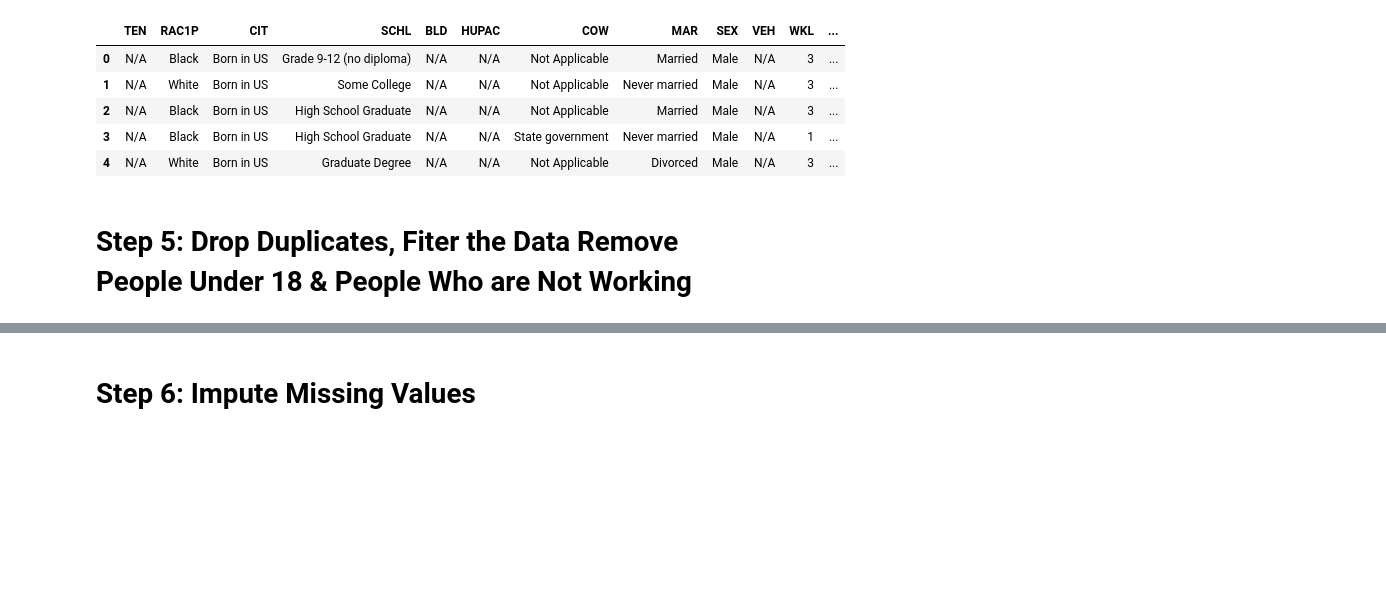
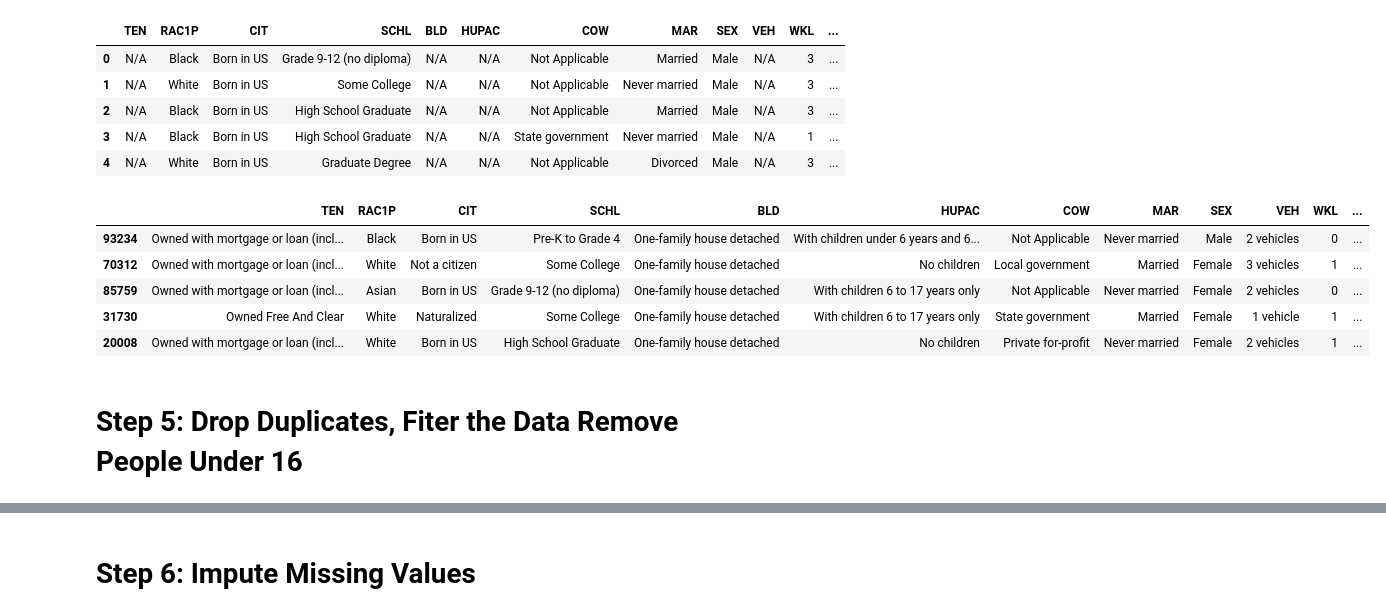
Before and after one commit to FRWilliams/classifier_app, a Jupyter notebook: ACS_Data_EDA_Notebook (1).ipynb, the cells around one changed output, grey strips where cells are left out. Saved outputs shown, nothing was run; the diff lists cells and outputs as text; code cells hidden in the pictures; blank space fills up the shorter version.

```diff
--- a/ACS_Data_EDA_Notebook (1).ipynb
+++ b/ACS_Data_EDA_Notebook (1).ipynb
@@ -241,8 +250,17 @@ df.head()
 | 2 | N/A | Black | Born in US | High School Graduate | N/A | N/A | Not Applicable | Married | Male | N/A | 3 | ... |
 | 3 | N/A | Black | Born in US | High School Graduate | N/A | N/A | State government | Never married | Male | N/A | 1 | ... |
 | 4 | N/A | White | Born in US | Graduate Degree | N/A | N/A | Not Applicable | Divorced | Male | N/A | 3 | ... |
+# %%
+df.sample(5)
+# %% [output]
+|  | TEN | RAC1P | CIT | SCHL | BLD | HUPAC | COW | MAR | SEX | VEH | WKL | ... |
+| 93234 | Owned with mortgage or loan (incl... | Black | Born in US | Pre-K to Grade 4 | One-family house detached | With children under 6 years and 6... | Not Applicable | Never married | Male | 2 vehicles | 0 | ... |
+| 70312 | Owned with mortgage or loan (incl... | White | Not a citizen | Some College | One-family house detached | No children | Local government | Married | Female | 3 vehicles | 1 | ... |
+| 85759 | Owned with mortgage or loan (incl... | Asian | Born in US | Grade 9-12 (no diploma) | One-family house detached | With children 6 to 17 years only | Not Applicable | Never married | Female | 2 vehicles | 0 | ... |
+| 31730 | Owned Free And Clear | White | Naturalized | Some College | One-family house detached | With children 6 to 17 years only | State government | Married | Female | 1 vehicle | 1 | ... |
+| 20008 | Owned with mortgage or loan (incl... | White | Born in US | High School Graduate | One-family house detached | No children | Private for-profit | Never married | Female | 2 vehicles | 1 | ... |
 # %% [markdown]
-# Step 5: Drop Duplicates, Fiter the Data Remove People Under 18 & People Who are Not Working
+# Step 5: Drop Duplicates, Fiter the Data Remove People Under 16
 # %%
 # Step 1: Filter rows by age >= 16
 df_filtered = df.loc[df["AGEP"] >= 16].copy()
```
Also changed, not shown: parts of 8 cells of this notebook.
